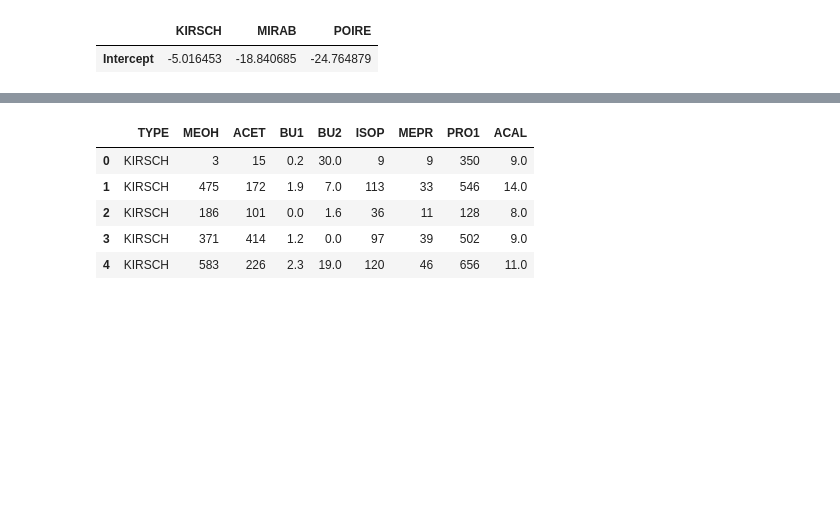
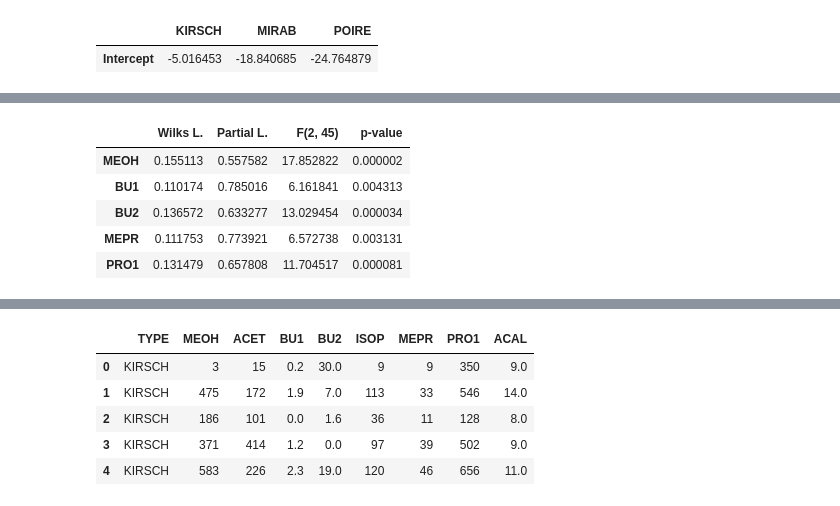
Before and after one commit to enfantbenidedieu/scientisttools, a Jupyter notebook: lda_example.ipynb, the cells around one changed output, grey strips where cells are left out. Cells and saved outputs as stored; diff of their text form; code cells hidden in the pictures; blank space fills up the shorter version.

```diff
--- a/lda_example.ipynb
+++ b/lda_example.ipynb
@@ -148,0 +148,11 @@ backward
+# %%
+lda_reduit = stepdisc.train_model_
+# Statistical evaluation
+lda_reduit.statistical_evaluation_
+# %% [output]
+|  | Wilks L. | Partial L. | F(2, 45) | p-value |
+| MEOH | 0.155113 | 0.557582 | 17.852822 | 0.000002 |
+| BU1 | 0.110174 | 0.785016 | 6.161841 | 0.004313 |
+| BU2 | 0.136572 | 0.633277 | 13.029454 | 0.000034 |
+| MEPR | 0.111753 | 0.773921 | 6.572738 | 0.003131 |
+| PRO1 | 0.131479 | 0.657808 | 11.704517 | 0.000081 |
```
Also changed, not shown: parts of 13 cells of this notebook, 2 other files.
